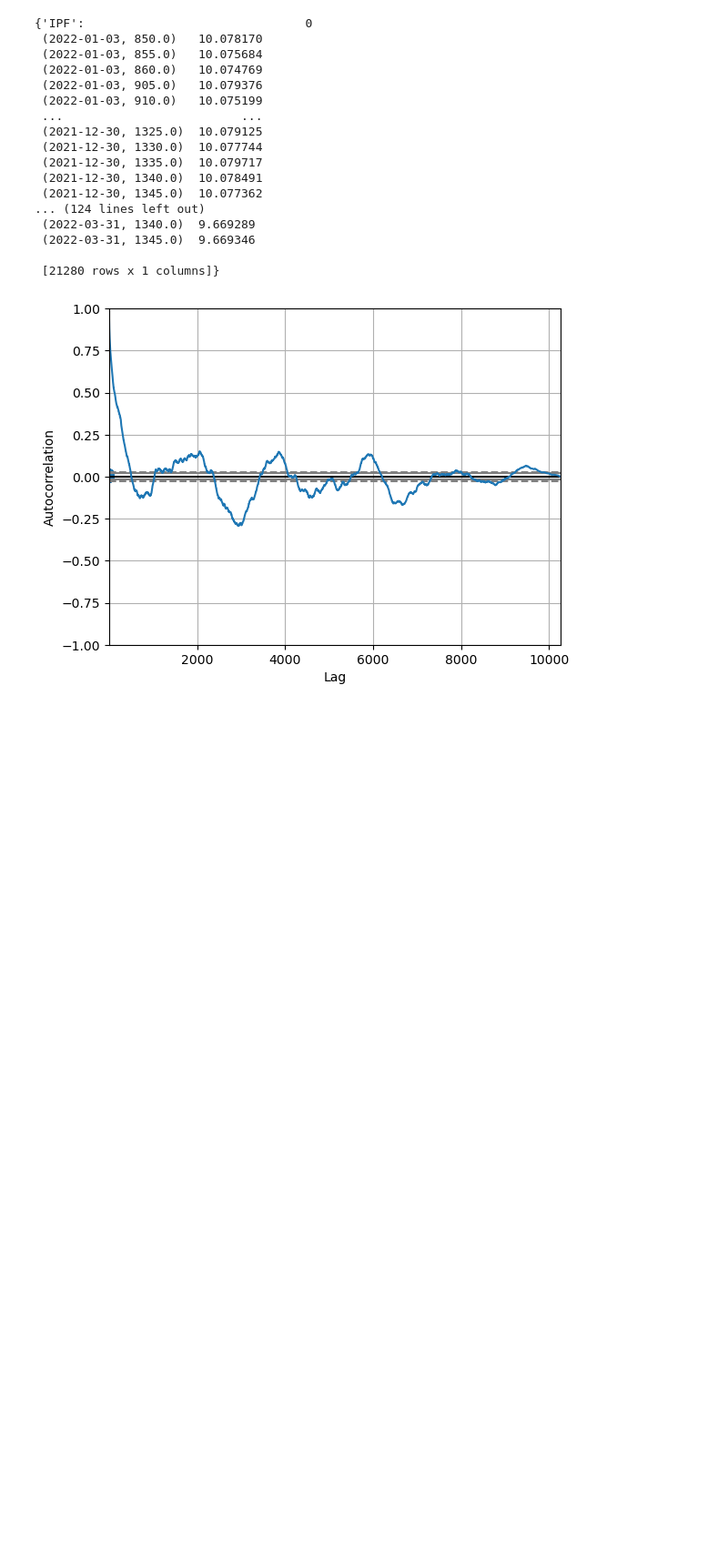
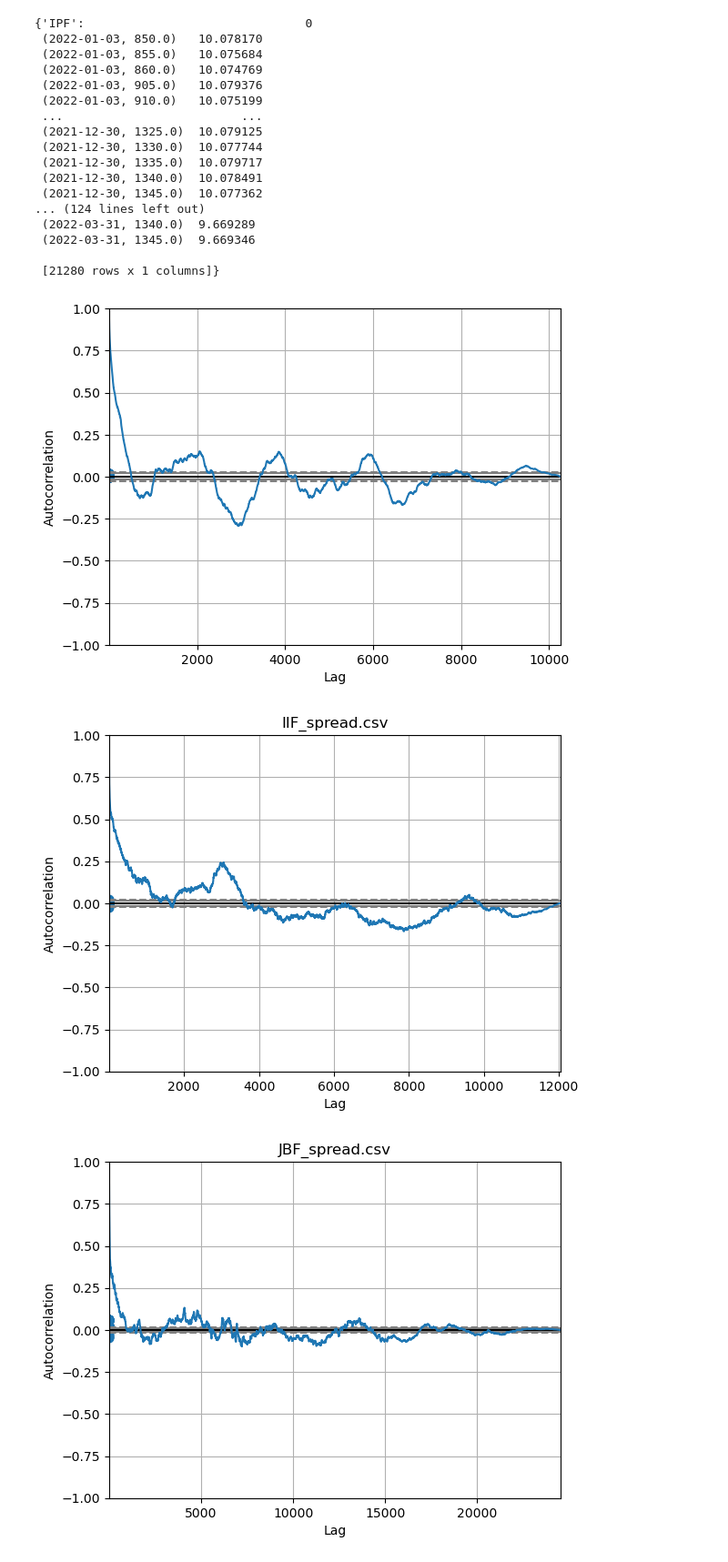
Before and after one commit to Jeremygaop/research-on-pair-trading, a Jupyter notebook: step1/data_analysis.ipynb, the cells around one changed output. Shown at 91% size. Cells and saved outputs as stored; diff of their text form; code cells hidden in the pictures; blank space fills up the shorter version.

Commit message:
complete data_analysis

```diff
--- a/step1/data_analysis.ipynb
+++ b/step1/data_analysis.ipynb
@@ -110,3 +110,15 @@ autocorrelation_plot(series)
 pyplot.show()
 # %% [output]
 [figure]
+# %%
+spreadPath = "../tickData/spreadData"
+spreadFiles = os.listdir(spreadPath)
+for file in spreadFiles:
+  series = pd.read_csv(spreadPath + '/'+ file, header=0, index_col=0)
+  lag_plot(series)
+  autocorrelation_plot(series)
+  pyplot.title(file)
+  pyplot.show()
+# %% [output]
+[figure, added]
+[figure, added]
```
Also changed, not shown: parts of 1 cell of this notebook.
